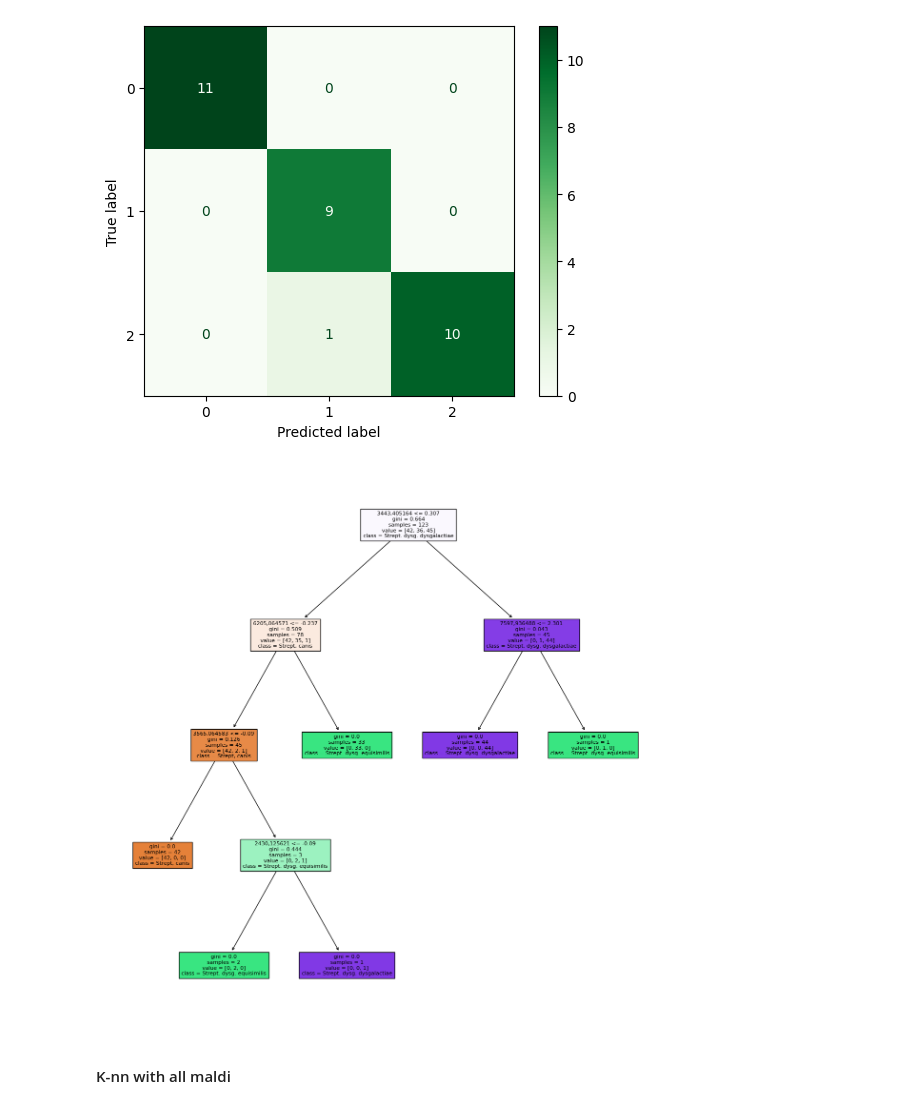
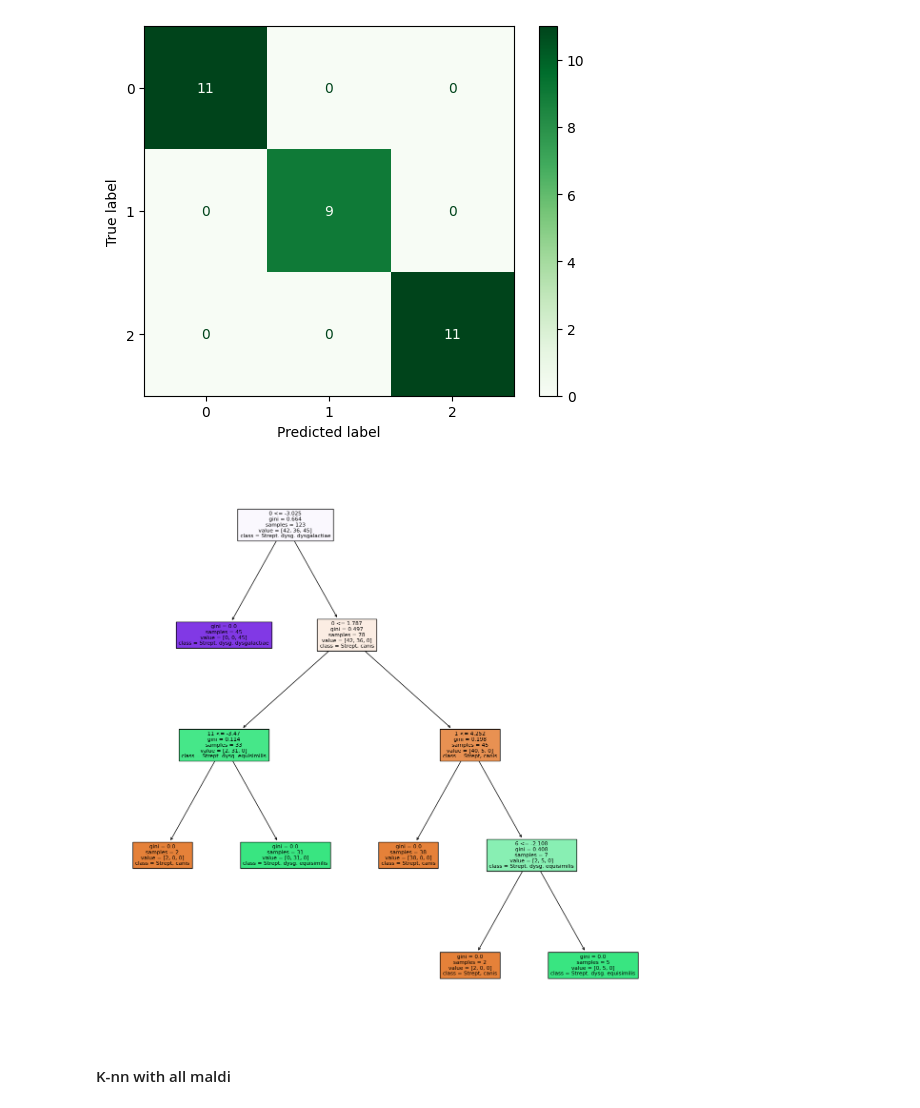
Before and after one commit to gabrielepanciotti/Thesis-Streptococcus-Classification, a Jupyter notebook: Streptococcus_classification.ipynb, the cells around one changed output. Drawn from its saved outputs; the diff is of its cells as text; code cells hidden in the pictures.

```diff
--- a/Streptococcus_classification.ipynb
+++ b/Streptococcus_classification.ipynb
@@ -1028,5 +994,7 @@ pca.n_components_
 # %%
-X_train, X_test, y_train, y_test = train_test_split(X, y, test_size=0.2, random_state=42, stratify=y)
+X_pca = pipeline.fit_transform(X)
+X_pca = pd.DataFrame(X_pca)
+X_train, X_test, y_train, y_test = train_test_split(X_pca, y, test_size=0.2, random_state=42, stratify=y)
 # %%
 print(X_train.shape)
 print(y_train.shape)
@@ -1039,4 +1007 @@ print(y_test.shape)
 (31,)
-# %%
-X_train = ss.fit_transform(X=X_train)
-X_test = ss.transform(X=X_test)
@@ -1066,9 +1030,9 @@ ConfusionMatrixDisplay.from_estimator(estimator=logr, X=X_test, y=y_test, cmap='
 # %% [markdown]
 #### Decision tree with all maldi
 # %%
-dtc = DecisionTreeClassifier(random_state=42)
-dtc = dtc.fit(X=X_train, y=y_train)
-dtc
+dtc_pca = DecisionTreeClassifier(random_state=42)
+dtc_pca = dtc_pca.fit(X=X_train, y=y_train)
+dtc_pca
 # %% [output]
 DecisionTreeClassifier(random_state=42)
 # %%
@@ -1076,7 +1040,8 @@ dtc.get_depth()
 # %% [output]
 4
 # %%
-feature_importances = dtc.feature_importances_
-feature_index = X.columns
+feature_importances = dtc_pca.feature_importances_
+feature_index = X_pca.columns
 myDict = dict(zip(feature_index, feature_importances))
+myDict = dict(sorted(myDict.items(), key=lambda item: item[1], reverse = True))
 # %%
@@ -1119,15 +1065,15 @@ ConfusionMatrixDisplay.from_estimator(estimator=dtc, X=X_test, y=y_test, cmap='G
 # %%
 feature_names = feature_index
 class_names = ["Strept, canis","Strept. dysg. equisimilis", "Strept. dysg. dysgalactiae"]
 
 plt.figure(figsize=(15, 15))
-plot_tree(decision_tree=dtc,
+plot_tree(decision_tree=dtc_pca,
           feature_names=feature_names,
           class_names=class_names,
           filled=True, fontsize=8)
 plt.show()
 # %% [output]
-[figure, old version]
+[figure, new version]
 # %% [markdown]
 #### K-nn with all maldi
 # %%
```
Also changed, not shown: parts of 68 cells of this notebook.
